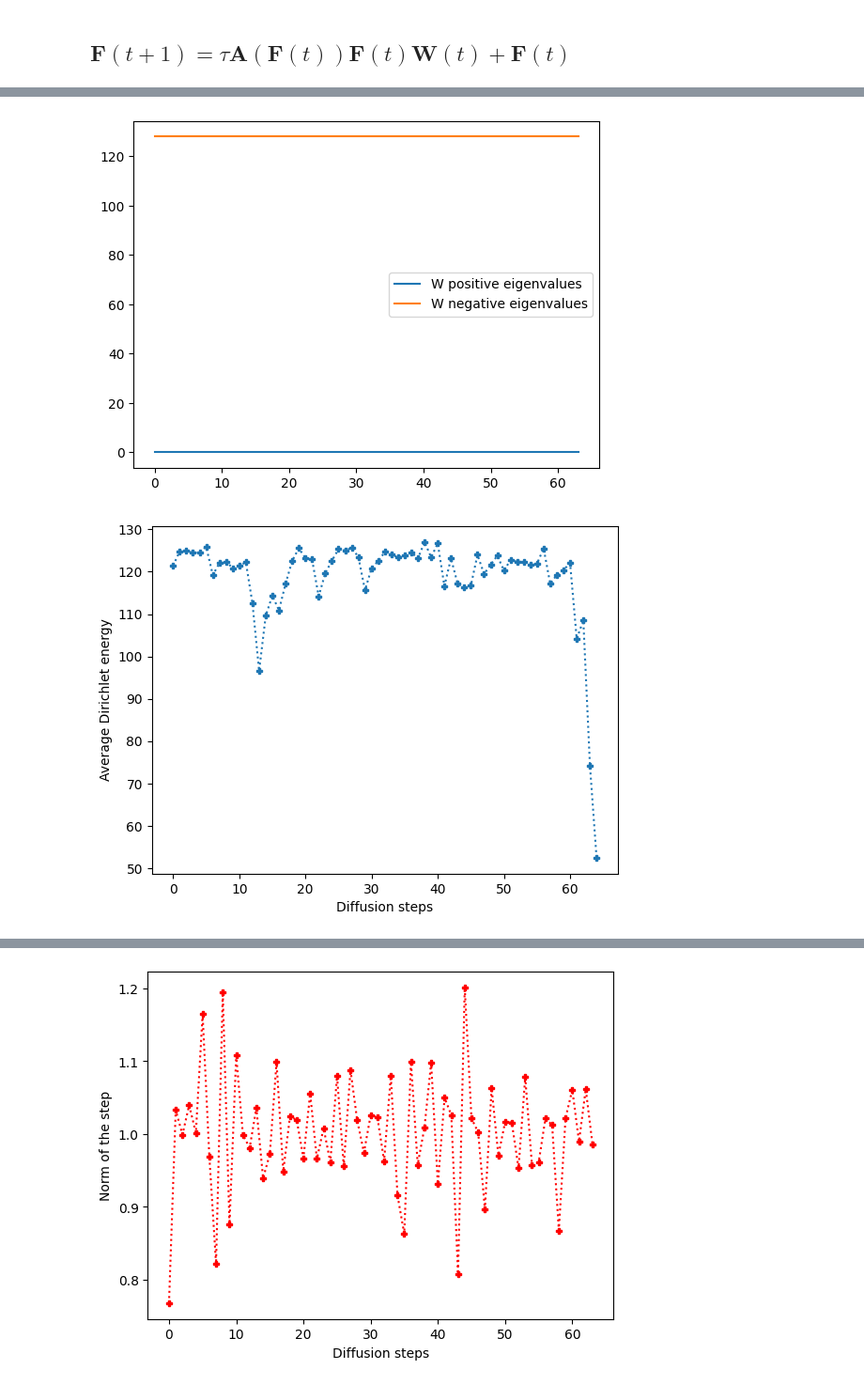
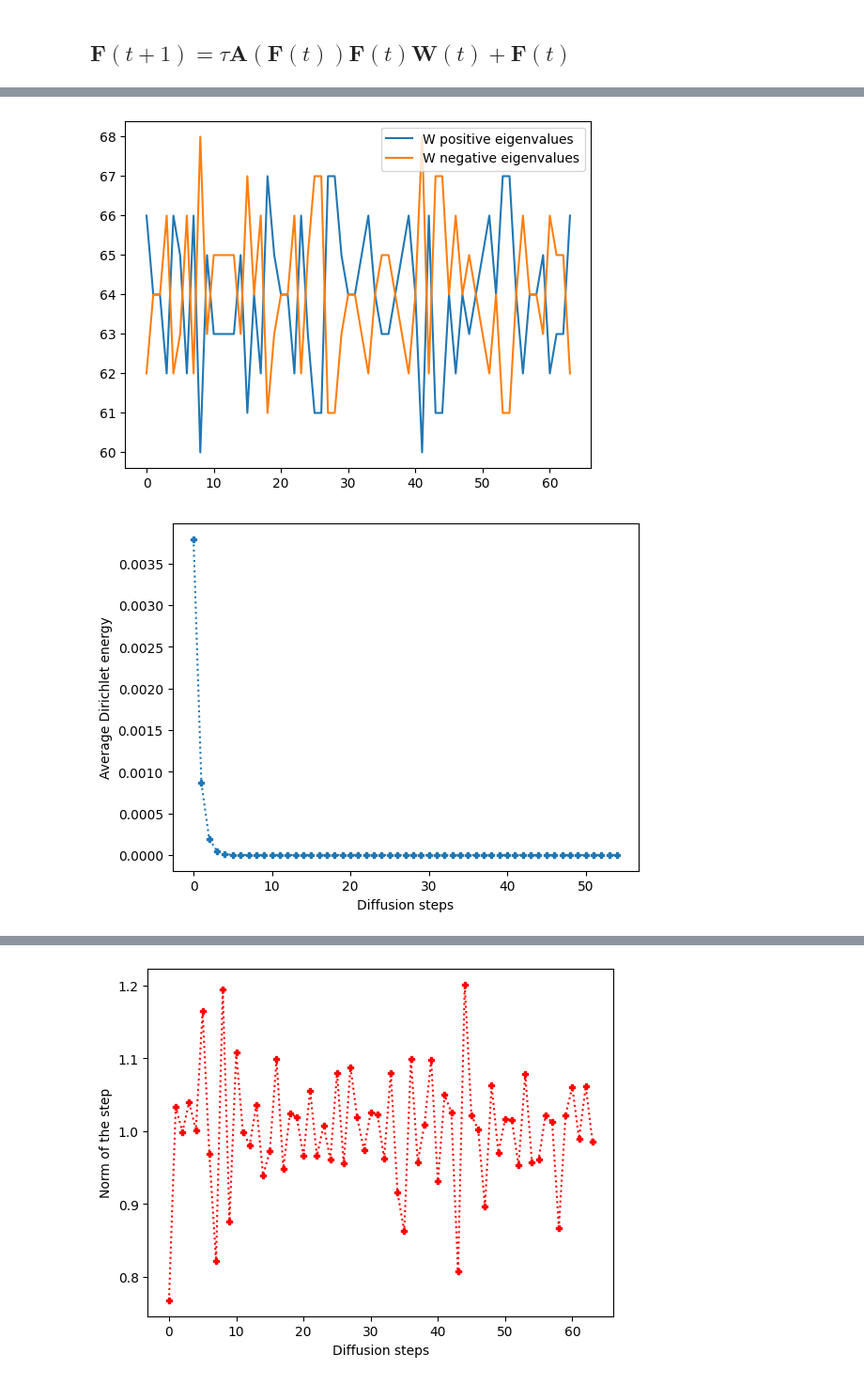
Before and after one commit to jean72human/transformers-as-gradient-flow, a Jupyter notebook: Test-SelfAttention.ipynb, the cells around one changed output, grey strips where cells are left out. Shown at 94% size. Cells and saved outputs as stored; diff of their text form; code cells hidden in the pictures.

```diff
--- a/Test-SelfAttention.ipynb
+++ b/Test-SelfAttention.ipynb
@@ -76,8 +76,8 @@ def get_model(m,s,wn,t,ws,acc,load=True):
         weight_norm=wn,
         attn_norm=False
     )
-    if load: model.load_state_dict(torch.load(f"model_method_{m}_sign_{s}_tau_{t}_wn_{wn}_ws_{ws}_idn_True_acc_{acc}.pth"))
+    if load: model.load_state_dict(torch.load(f"model_method_{m}_sign_{s}_tau_{t}_wn_{wn}_ws_{ws}_idn_False_acc_{acc}.pth"))
     return model
 # %%
-image = next(iter(val_loader))[0].to(device)
+image = testset[100][0].to(device).unsqueeze(0)
 # %%
@@ -85,7 +89,7 @@ image = next(iter(val_loader))[0].to(device)
 # %% [markdown]
 ## $\mathbf{F}(t+1) = \tau \mathbf{A}(\mathbf{F}(t))\mathbf{F}(t)\mathbf{W}(t) + \mathbf{F}(t)$
 # %%
-model = get_model(m='A',s=-1,wn=False,t=1,ws=False,acc=49,load=False).to(device)
+model = get_model(m='D',s=0,wn=False,t=1,ws=False,acc=35,load=True).to(device)
 # %%
 #model.attn_norm = True
 #model.weight_norm = True
@@ -126,7 +130,7 @@ plt.plot(negeigs,label="W negative eigenvalues")
 plt.legend()
 plt.show()
 # %% [output]
-[figure, old version]
+[figure, new version]
 # %%
 # idx=0
 # one=torch.kron(Ws[idx],torch.from_numpy(attentions[idx][0,...]).to(device))
@@ -137,10 +141,10 @@ plt.show()
 # %%
 dirichlet_input = [x/(np.linalg.norm(x, ord='fro', axis=(-1,-2))) for x in outputs]
 #dirichlet_input = [x for x in outputs]
 similarities = get_similarities(dirichlet_input)
-plot_similarities(similarities)
+plot_similarities(similarities[10:])
 # %% [output]
-[figure, old version]
+[figure, new version]
 # %%
 plot_similarities([-abs(x.sum(axis=(-1,-2)).mean()) for x in dirichlet_input])
 # %% [output]
```
Also changed, not shown: parts of 5 cells of this notebook, 2 other files.
